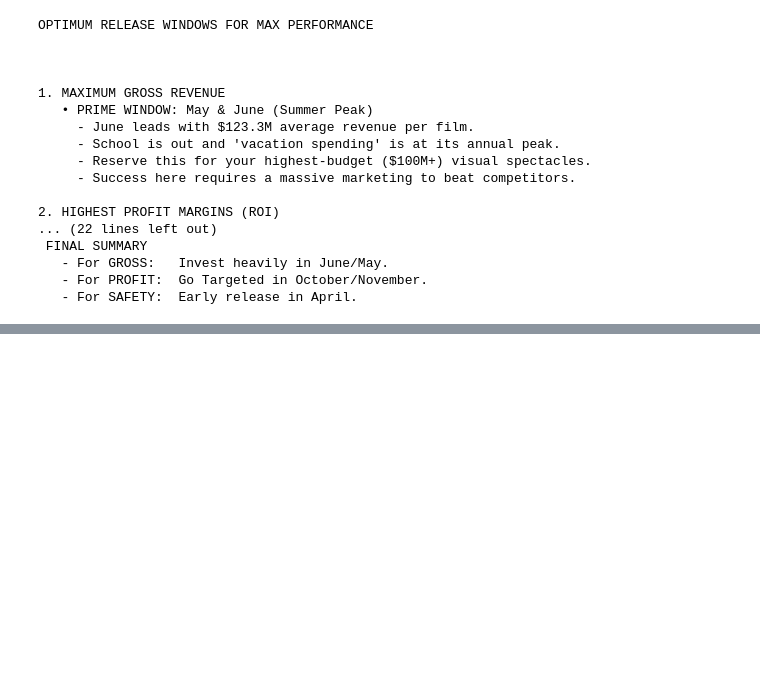
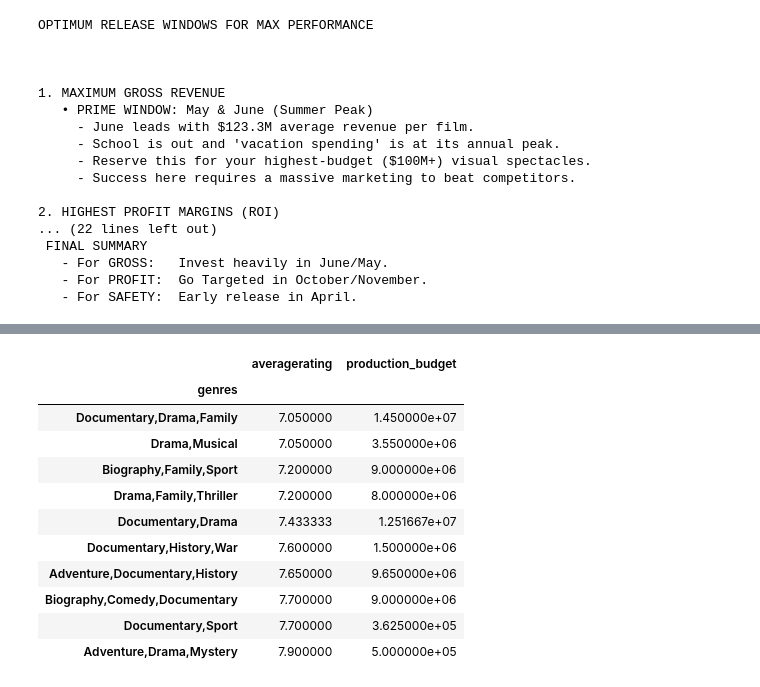
Before and after one commit to Iamwangui/Group1_Movies_Analysis_Project, a Jupyter notebook: movies_analysis.ipynb, the cells around one changed output, grey strips where cells are left out. Cells and saved outputs as stored; diff of their text form; code cells hidden in the pictures; blank space fills up the shorter version.

```diff
--- a/movies_analysis.ipynb
+++ b/movies_analysis.ipynb
@@ -1193,0 +1027,31 @@ Therefore;
+# %%
+#filter genre with their ratings and their production budget
+genre_stats = (
+    df.groupby('genres')
+      .agg({
+          'averagerating': 'mean',
+          'production_budget': 'mean'
+      })
+)
+
+# Filter: rating > 7 AND budget ≤ 15 million
+genre_stats = genre_stats[
+    (genre_stats['averagerating'] > 7) &
+    (genre_stats['production_budget'] <= 15_000_000)
+]
+
+# Sort by rating and show top 10
+genre_stats.sort_values(by='averagerating', ascending=True).head(10)
+# %% [output]
+|  | averagerating | production_budget |
+| genres |  |  |
+| Documentary,Drama,Family | 7.050000 | 1.450000e+07 |
+| Drama,Musical | 7.050000 | 3.550000e+06 |
+| Biography,Family,Sport | 7.200000 | 9.000000e+06 |
+| Drama,Family,Thriller | 7.200000 | 8.000000e+06 |
+| Documentary,Drama | 7.433333 | 1.251667e+07 |
+| Documentary,History,War | 7.600000 | 1.500000e+06 |
+| Adventure,Documentary,History | 7.650000 | 9.650000e+06 |
+| Biography,Comedy,Documentary | 7.700000 | 9.000000e+06 |
+| Documentary,Sport | 7.700000 | 3.625000e+05 |
+| Adventure,Drama,Mystery | 7.900000 | 5.000000e+05 |
```
Also changed, not shown: parts of 45 cells of this notebook.
